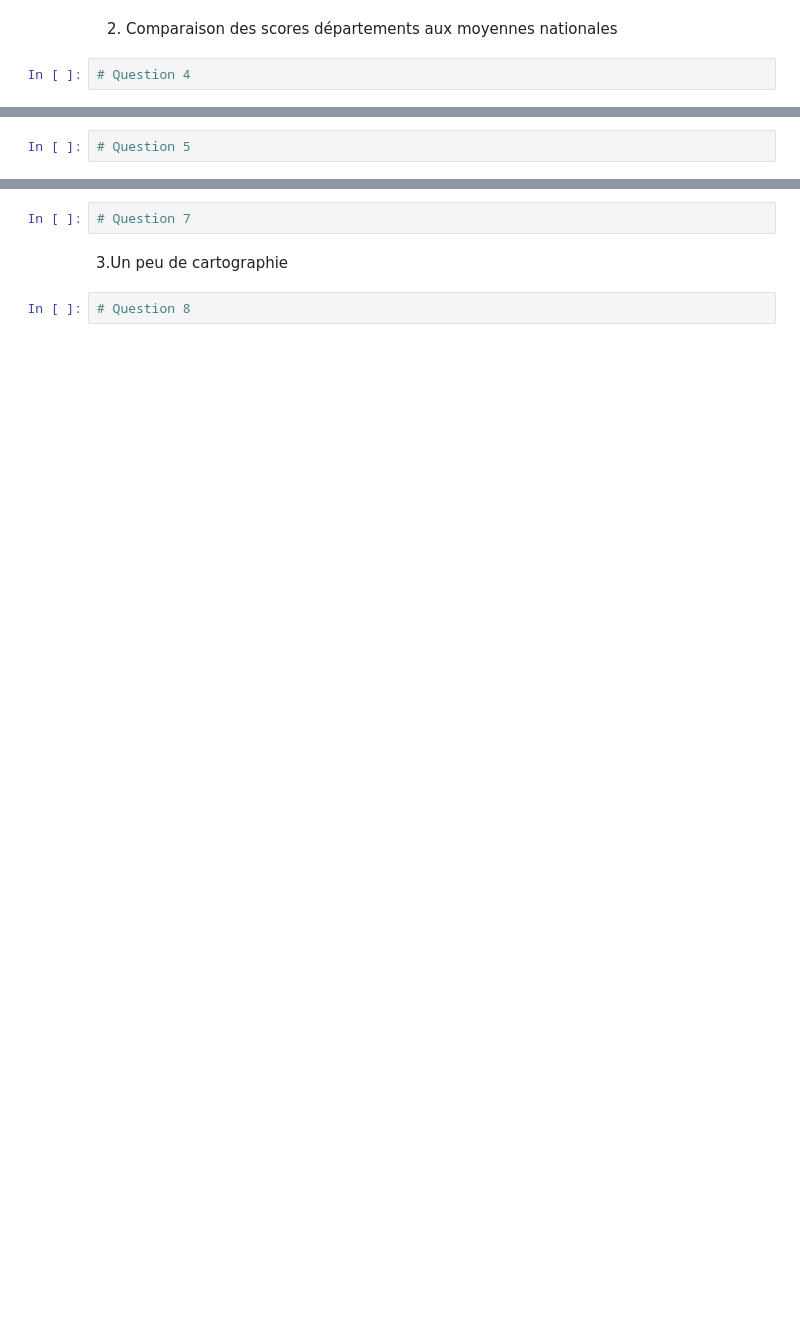
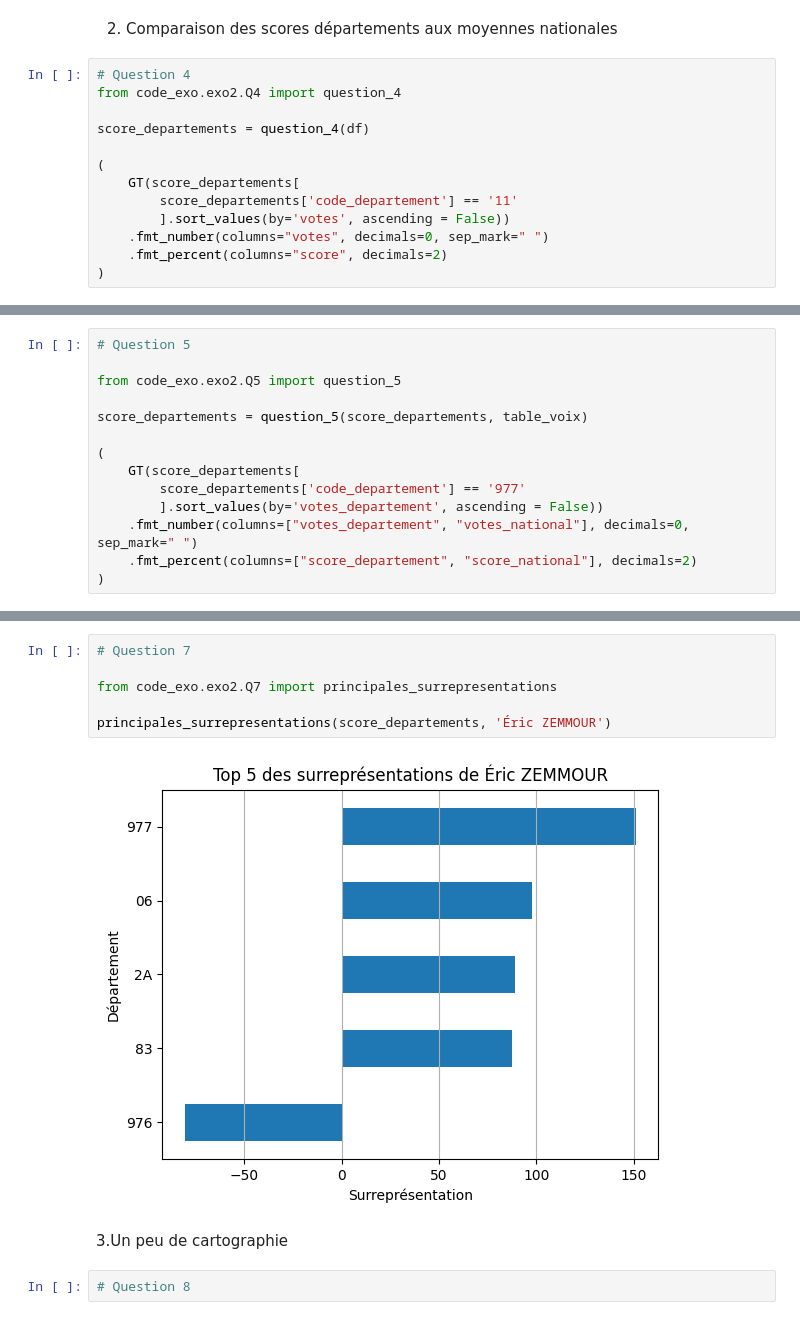
Before and after one commit to Gstrems/DM_python_datascience_2A, a Jupyter notebook: rendu.ipynb, the cells around one changed output, grey strips where cells are left out. Cells and saved outputs as stored; diff of their text form; blank space fills up the shorter version.

```diff
--- a/rendu.ipynb
+++ b/rendu.ipynb
@@ -77,3 +79,14 @@ table_voix = question_3(df)
 2. Comparaison des scores départements aux moyennes nationales
 # %%
 # Question 4
+from code_exo.exo2.Q4 import question_4
+
+score_departements = question_4(df)
+
+(
+    GT(score_departements[
+        score_departements['code_departement'] == '11'
+        ].sort_values(by='votes', ascending = False))
+    .fmt_number(columns="votes", decimals=0, sep_mark=" ")
+    .fmt_percent(columns="score", decimals=2)
+)
@@ -80,2 +107,14 @@ table_voix = question_3(df)
 # %%
 # Question 5
+
+from code_exo.exo2.Q5 import question_5
+
+score_departements = question_5(score_departements, table_voix)
+
+(
+    GT(score_departements[
+        score_departements['code_departement'] == '977'
+        ].sort_values(by='votes_departement', ascending = False))
+    .fmt_number(columns=["votes_departement", "votes_national"], decimals=0, sep_mark=" ")
+    .fmt_percent(columns=["score_departement", "score_national"], decimals=2)
+)
@@ -84,5 +142,11 @@ table_voix = question_3(df)
 # %%
 # Question 7
+
+from code_exo.exo2.Q7 import principales_surrepresentations
+
+principales_surrepresentations(score_departements, 'Éric ZEMMOUR')
+# %% [output]
+[figure, added]
 # %% [markdown]
 3.Un peu de cartographie
 # %%
```
Also changed, not shown: parts of 5 cells of this notebook, 6 other files.
